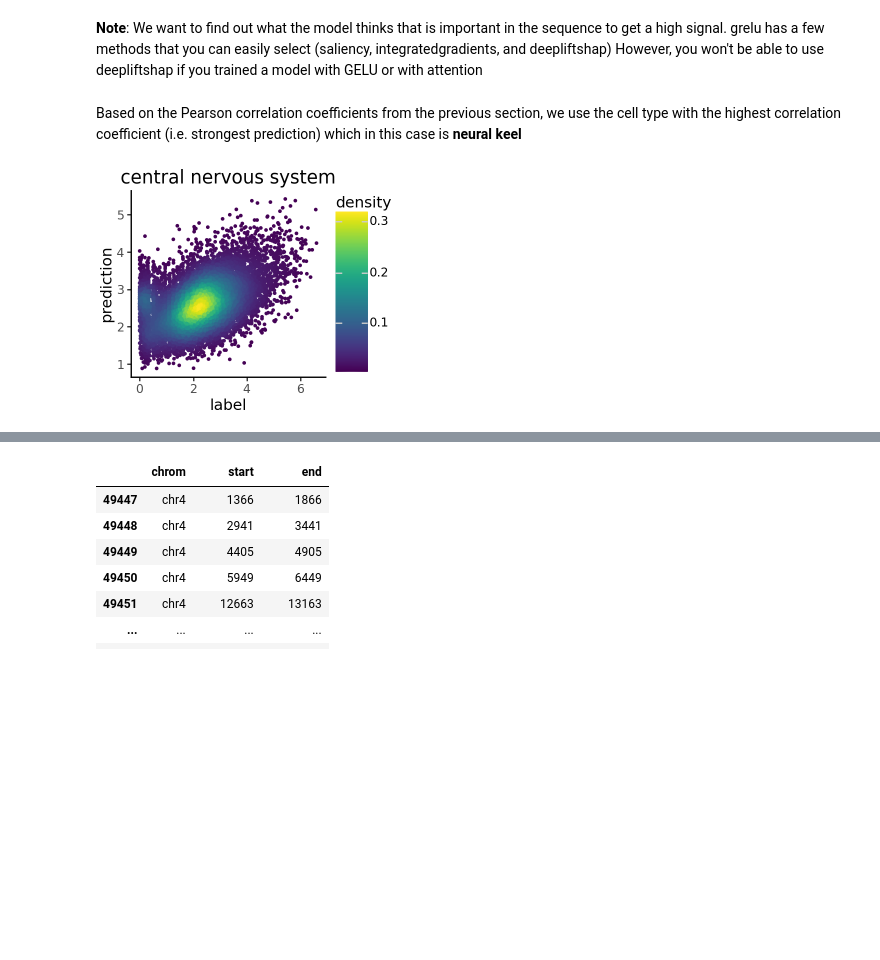
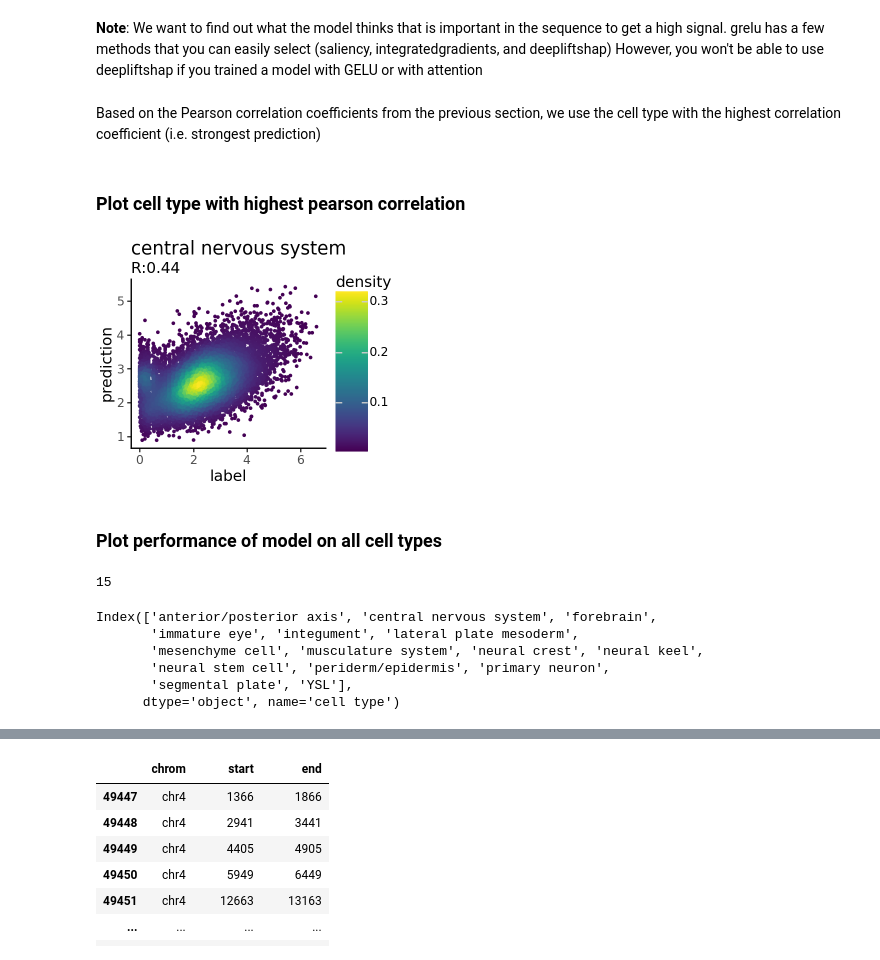
Before and after one commit to victornemenike/neural-crest-deep-learning, a Jupyter notebook: notebooks/multi_task_model.ipynb, the cells around one changed output, grey strips where cells are left out. Saved outputs shown, nothing was run; the diff lists cells and outputs as text; code cells hidden in the pictures; blank space fills up the shorter version.

```diff
--- a/notebooks/multi_task_model.ipynb
+++ b/notebooks/multi_task_model.ipynb
@@ -265,6 +238,2 @@ LOCAL_RANK: 0 - CUDA_VISIBLE_DEVICES: [0]
 # %% [markdown]
 ## Load best model from checkpoint
-# %%
-best_checkpoint = trainer.checkpoint_callback.best_model_path
-print(best_checkpoint)
-model = grelu.lightning.LightningModel.load_from_checkpoint(best_checkpoint)
@@ -273,3 +246,5 @@ multi_task_DilatedConvModel/2025_26_04_15_05/version_0/checkpoints/epoch=8-step=
+# %%
+model = grelu.lightning.LightningModel.load_from_checkpoint("multi_task_DilatedConvModel/2025_26_04_15_05/version_0/checkpoints/epoch=8-step=5337.ckpt")
 # %% [markdown]
 ## Evaluate model on the test set
 # %%
@@ -362,20 +400,45 @@ Index(['anterior/posterior axis', 'central nervous system', 'forebrain',
 grelu has a few methods that you can easily select (saliency, integratedgradients, and deepliftshap)
 However, you won't be able to use deepliftshap if you trained a model with GELU or with attention
 # %% [markdown]
-Based on the Pearson correlation coefficients from the previous section, we use the cell type with the highest correlation coefficient (i.e. strongest prediction) which in this case is **neural keel**
+Based on the Pearson correlation coefficients from the previous section, we use the cell type with the highest correlation coefficient (i.e. strongest prediction)
+# %% [markdown]
+### Plot cell type with highest pearson correlation
 # %%
 import grelu.visualize
 import plotnine as p9
+from scipy.stats import pearsonr
 
 fig = grelu.visualize.plot_pred_scatter(
     preds=preds,
     labels=test_dataset.get_labels(),
-    tasks= [1], # neural keel is in position 10
+    tasks= [1],
     density=True, # Color points by local density
     figsize=(3, 2.5), # width, height
     size=.5
 )
 
-fig + p9.labs(title = f'{ad.obs_names[1]}')
+
+
+pcorr = str(round(test_metrics['test_pearson'].values[1], 2))
+fig + p9.labs(title = f'{ad.obs_names[1]}',
+              subtitle = f'R:{pcorr}')
 # %% [output]
-[figure, old version]
+[figure, new version]
+# %% [markdown]
+### Plot performance of model on all cell types
+# %%
+# create list of predictions
+n = preds.shape[1]
+preds_list = [preds[:,e,:].reshape(-1) for e in range(n)]
+len(preds_list)
+# %% [output]
+15
+# %%
+ad.obs_names
+# %% [output]
+Index(['anterior/posterior axis', 'central nervous system', 'forebrain',
+       'immature eye', 'integument', 'lateral plate mesoderm',
+       'mesenchyme cell', 'musculature system', 'neural crest', 'neural keel',
+       'neural stem cell', 'periderm/epidermis', 'primary neuron',
+       'segmental plate', 'YSL'],
+      dtype='object', name='cell type')
```
Also changed, not shown: parts of 15 cells of this notebook.
